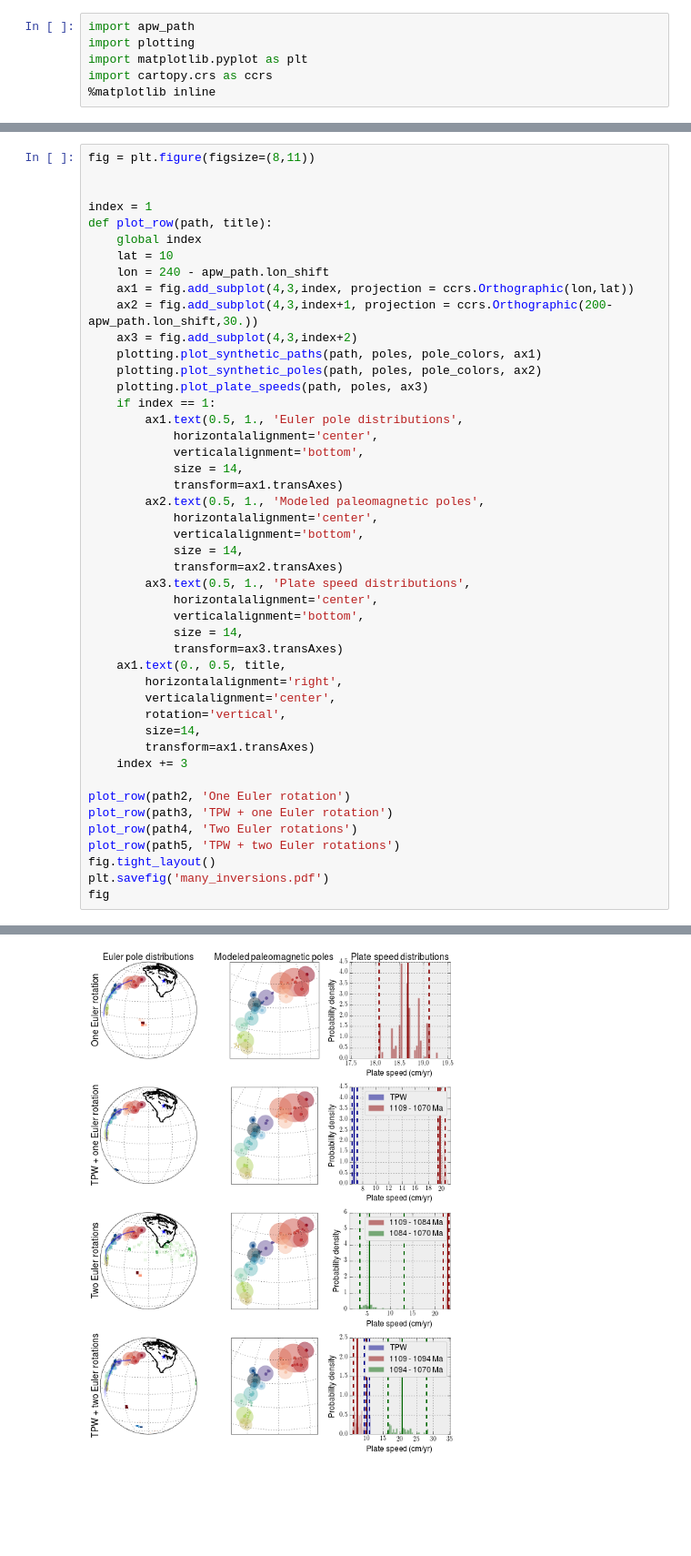
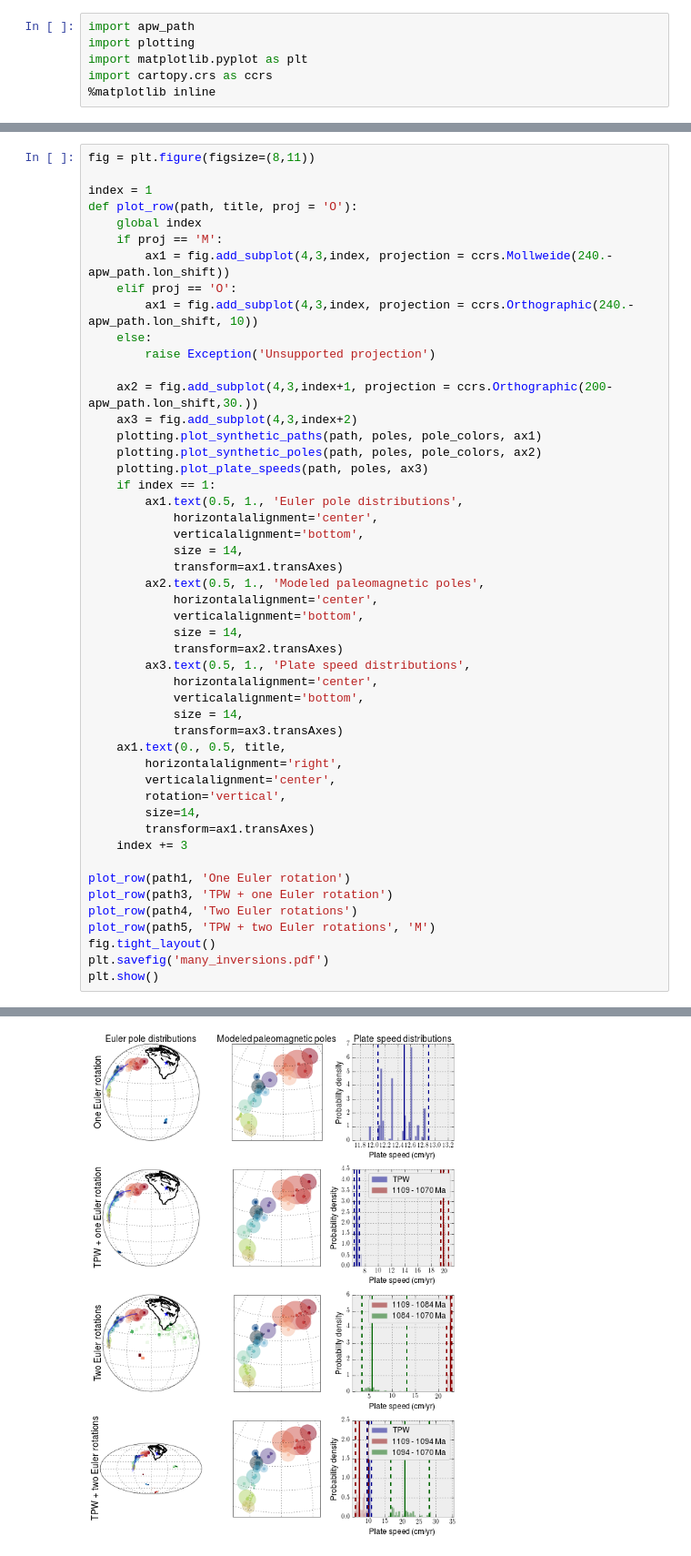
Before and after one commit to Swanson-Hysell-Group/bayesian_plate_reconstruction, a Jupyter notebook: figures/keweenawan/plot.ipynb, the cells around one changed output, grey strips where cells are left out. Shown at 91% size. Drawn from its saved outputs; the diff is of its cells as text; blank space fills up the shorter version.

Commit message:
More adjustments to figures.

```diff
--- a/figures/keweenawan/plot.ipynb
+++ b/figures/keweenawan/plot.ipynb
@@ -40,13 +38,16 @@ Done
 # %%
 fig = plt.figure(figsize=(8,11))
 
+index = 1
+def plot_row(path, title, proj = 'O'):
+    global index
+    if proj == 'M':
+        ax1 = fig.add_subplot(4,3,index, projection = ccrs.Mollweide(240.-apw_path.lon_shift))
+    elif proj == 'O':
+        ax1 = fig.add_subplot(4,3,index, projection = ccrs.Orthographic(240.-apw_path.lon_shift, 10))
+    else:
+        raise Exception('Unsupported projection')
 
-index = 1
-def plot_row(path, title):
-    global index
-    lat = 10
-    lon = 240 - apw_path.lon_shift
-    ax1 = fig.add_subplot(4,3,index, projection = ccrs.Orthographic(lon,lat))
     ax2 = fig.add_subplot(4,3,index+1, projection = ccrs.Orthographic(200-apw_path.lon_shift,30.))
     ax3 = fig.add_subplot(4,3,index+2)
     plotting.plot_synthetic_paths(path, poles, pole_colors, ax1)
@@ -76,11 +77,11 @@ def plot_row(path, title):
         transform=ax1.transAxes)
     index += 3
 
-plot_row(path2, 'One Euler rotation')
+plot_row(path1, 'One Euler rotation')
 plot_row(path3, 'TPW + one Euler rotation')
 plot_row(path4, 'Two Euler rotations')
-plot_row(path5, 'TPW + two Euler rotations')
+plot_row(path5, 'TPW + two Euler rotations', 'M')
 fig.tight_layout()
 plt.savefig('many_inversions.pdf')
-fig
+plt.show()
 # %% [output]
@@ -95 +96 @@ Rotation 2: median 20.908874, credible interval  [ 16.634156    28.08488293]
-[figure, old version]
+[figure, new version]
```
Also changed, not shown: parts of 2 cells of this notebook, 2 other files.
